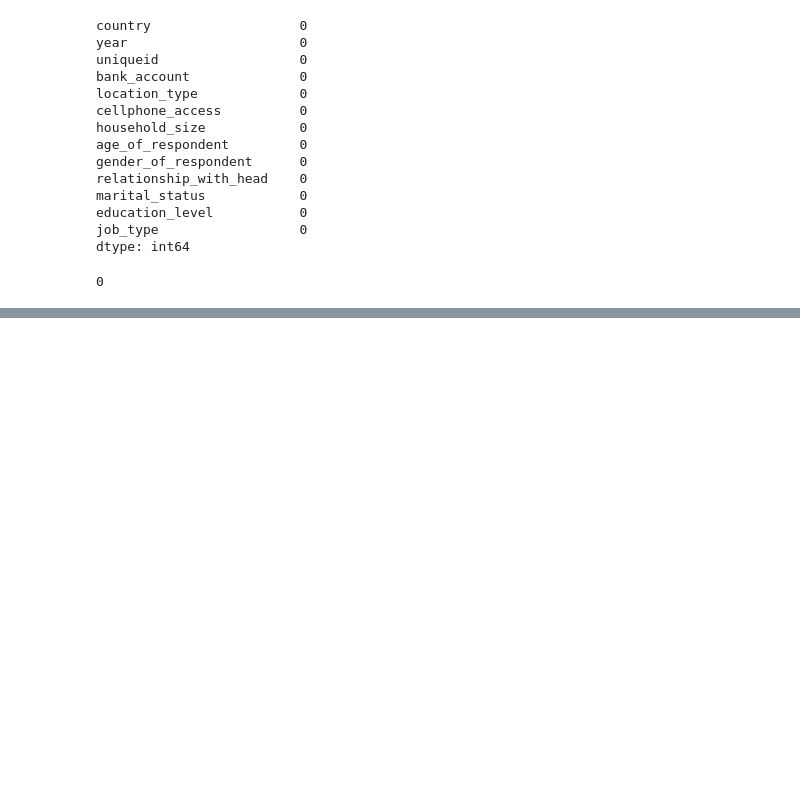
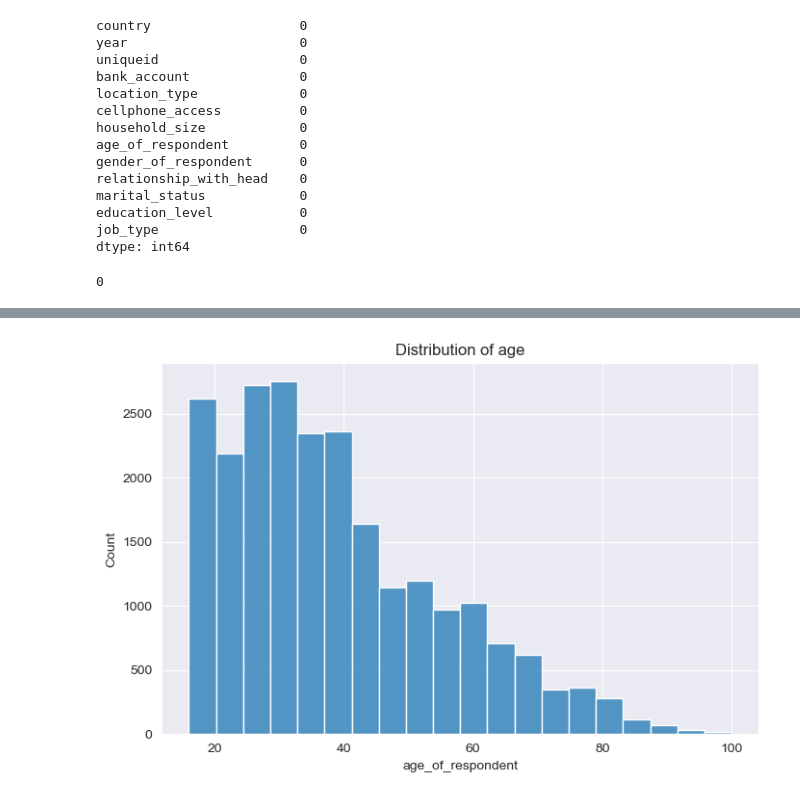
Before and after one commit to Jefest1/financial_inclusion, a Jupyter notebook: fin_inc.ipynb, the cells around one changed output, grey strips where cells are left out. Drawn from its saved outputs; the diff is of its cells as text; code cells hidden in the pictures; blank space fills up the shorter version.

```diff
--- a/fin_inc.ipynb
+++ b/fin_inc.ipynb
@@ -97,0 +179,6 @@ fin_data_df['age_group'] = fin_data_df['age_of_respondent'].apply(age_group)
+# %%
+# Getting the distribution of of ages
+plt.figure(figsize=(8,5))
+sns.histplot(fin_data_df['age_of_respondent'], bins=20,).set(title='Distribution of age');
+# %% [output]
+[figure, added]
```
Also changed, not shown: parts of 17 cells of this notebook.
